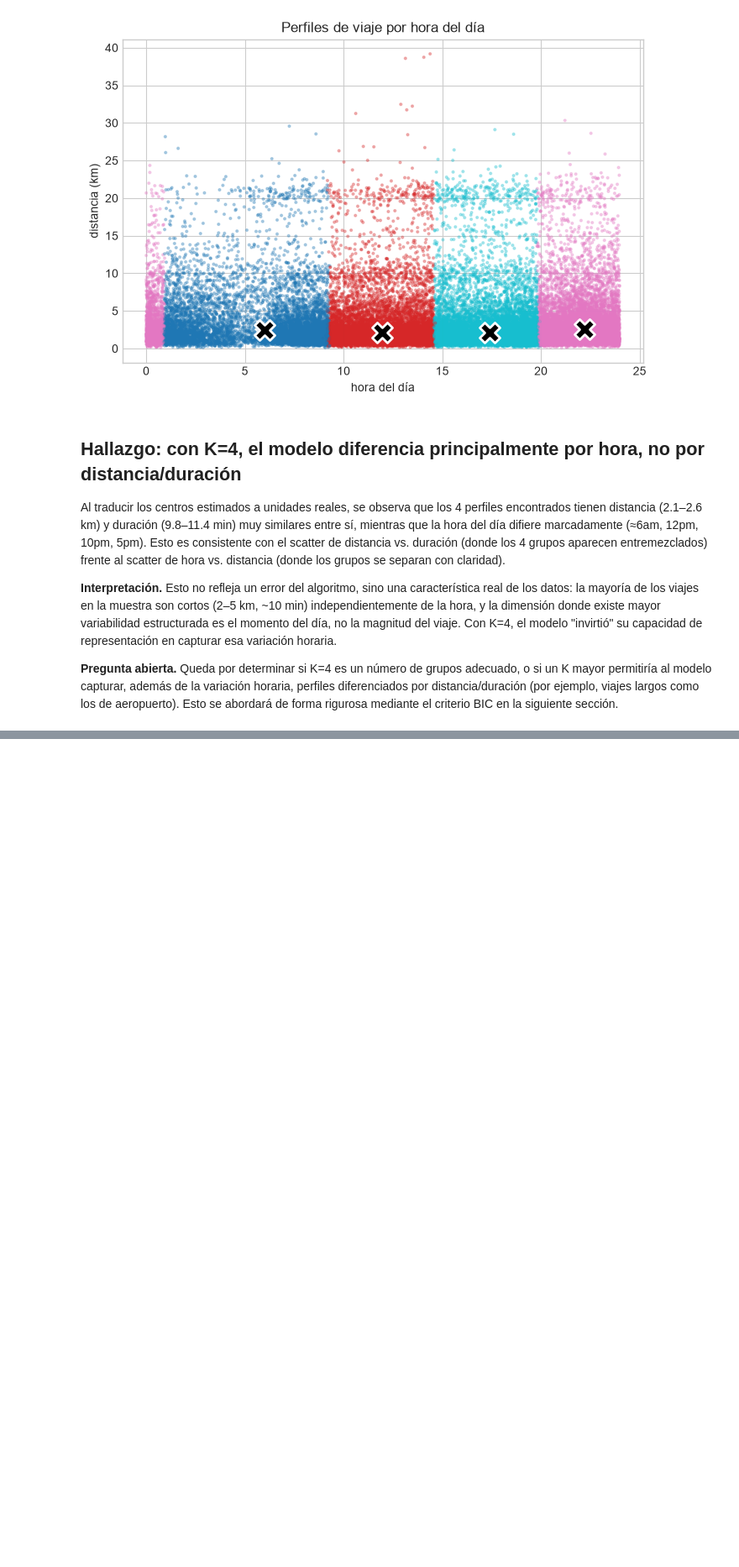
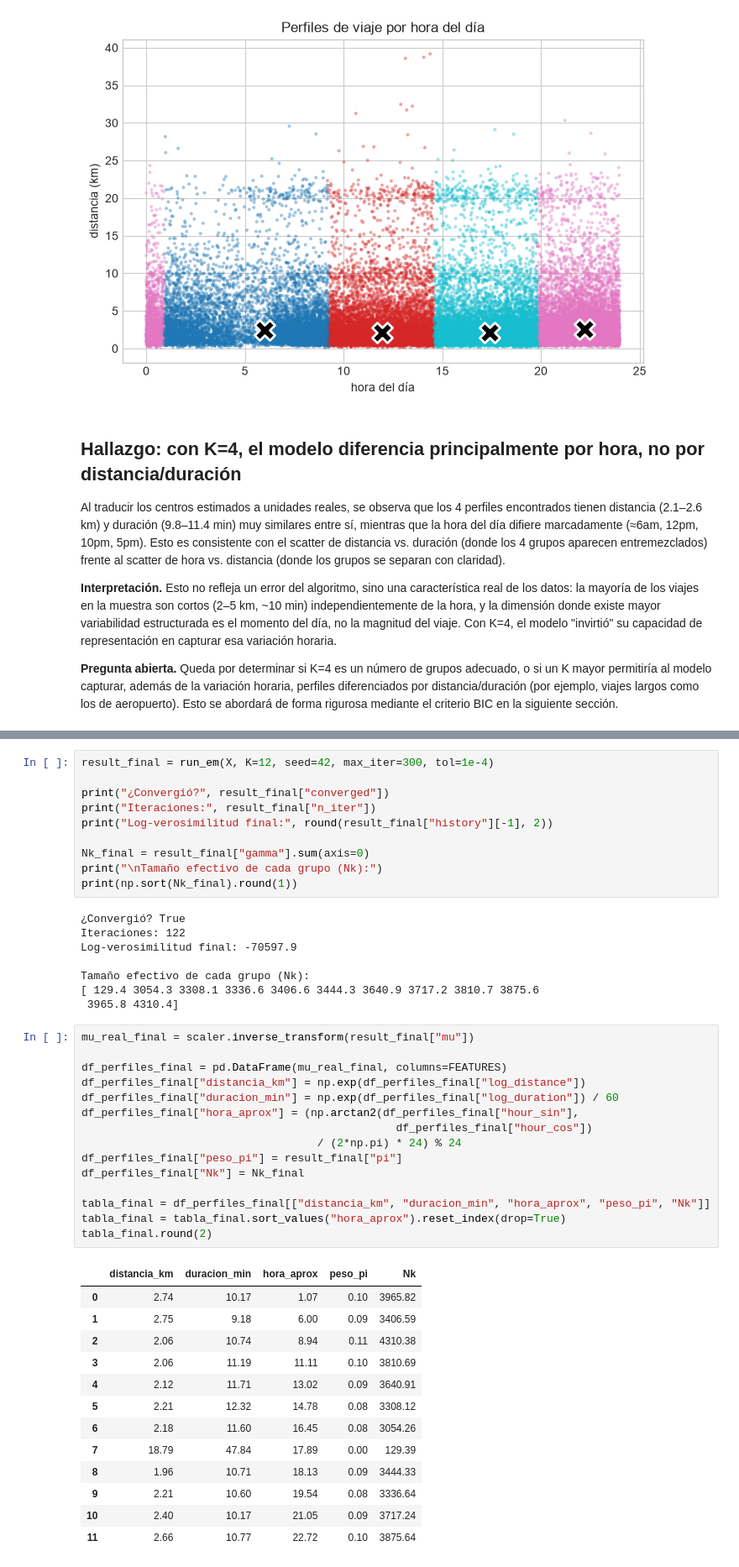
Before and after one commit to diegodich/Nyc-Taxi-Trip-Duration, a Jupyter notebook: notebooks/03_gmm_em.ipynb, the cells around one changed output, grey strips where cells are left out. Shown at 84% size. Cells and saved outputs as stored; diff of their text form; blank space fills up the shorter version.

```diff
--- a/notebooks/03_gmm_em.ipynb
+++ b/notebooks/03_gmm_em.ipynb
@@ -563,0 +653,47 @@ Al traducir los centros estimados a unidades reales, se observa que los 4 perfil
+# %%
+result_final = run_em(X, K=12, seed=42, max_iter=300, tol=1e-4)
+
+print("¿Convergió?", result_final["converged"])
+print("Iteraciones:", result_final["n_iter"])
+print("Log-verosimilitud final:", round(result_final["history"][-1], 2))
+
+Nk_final = result_final["gamma"].sum(axis=0)
+print("\nTamaño efectivo de cada grupo (Nk):")
+print(np.sort(Nk_final).round(1))
+# %% [output]
+¿Convergió? True
+Iteraciones: 122
+Log-verosimilitud final: -70597.9
+
+Tamaño efectivo de cada grupo (Nk):
+[ 129.4 3054.3 3308.1 3336.6 3406.6 3444.3 3640.9 3717.2 3810.7 3875.6
+ 3965.8 4310.4]
+# %%
+mu_real_final = scaler.inverse_transform(result_final["mu"])
+
+df_perfiles_final = pd.DataFrame(mu_real_final, columns=FEATURES)
+df_perfiles_final["distancia_km"] = np.exp(df_perfiles_final["log_distance"])
+df_perfiles_final["duracion_min"] = np.exp(df_perfiles_final["log_duration"]) / 60
+df_perfiles_final["hora_aprox"] = (np.arctan2(df_perfiles_final["hour_sin"],
+                                                df_perfiles_final["hour_cos"])
+                                    / (2*np.pi) * 24) % 24
+df_perfiles_final["peso_pi"] = result_final["pi"]
+df_perfiles_final["Nk"] = Nk_final
+
+tabla_final = df_perfiles_final[["distancia_km", "duracion_min", "hora_aprox", "peso_pi", "Nk"]]
+tabla_final = tabla_final.sort_values("hora_aprox").reset_index(drop=True)
+tabla_final.round(2)
+# %% [output]
+|  | distancia_km | duracion_min | hora_aprox | peso_pi | Nk |
+| 0 | 2.74 | 10.17 | 1.07 | 0.10 | 3965.82 |
+| 1 | 2.75 | 9.18 | 6.00 | 0.09 | 3406.59 |
+| 2 | 2.06 | 10.74 | 8.94 | 0.11 | 4310.38 |
+| 3 | 2.06 | 11.19 | 11.11 | 0.10 | 3810.69 |
+| 4 | 2.12 | 11.71 | 13.02 | 0.09 | 3640.91 |
+| 5 | 2.21 | 12.32 | 14.78 | 0.08 | 3308.12 |
+| 6 | 2.18 | 11.60 | 16.45 | 0.08 | 3054.26 |
+| 7 | 18.79 | 47.84 | 17.89 | 0.00 | 129.39 |
+| 8 | 1.96 | 10.71 | 18.13 | 0.09 | 3444.33 |
+| 9 | 2.21 | 10.60 | 19.54 | 0.08 | 3336.64 |
+| 10 | 2.40 | 10.17 | 21.05 | 0.09 | 3717.24 |
+| 11 | 2.66 | 10.77 | 22.72 | 0.10 | 3875.64 |
```
Also changed, not shown: parts of 8 cells of this notebook, 1 other file.
